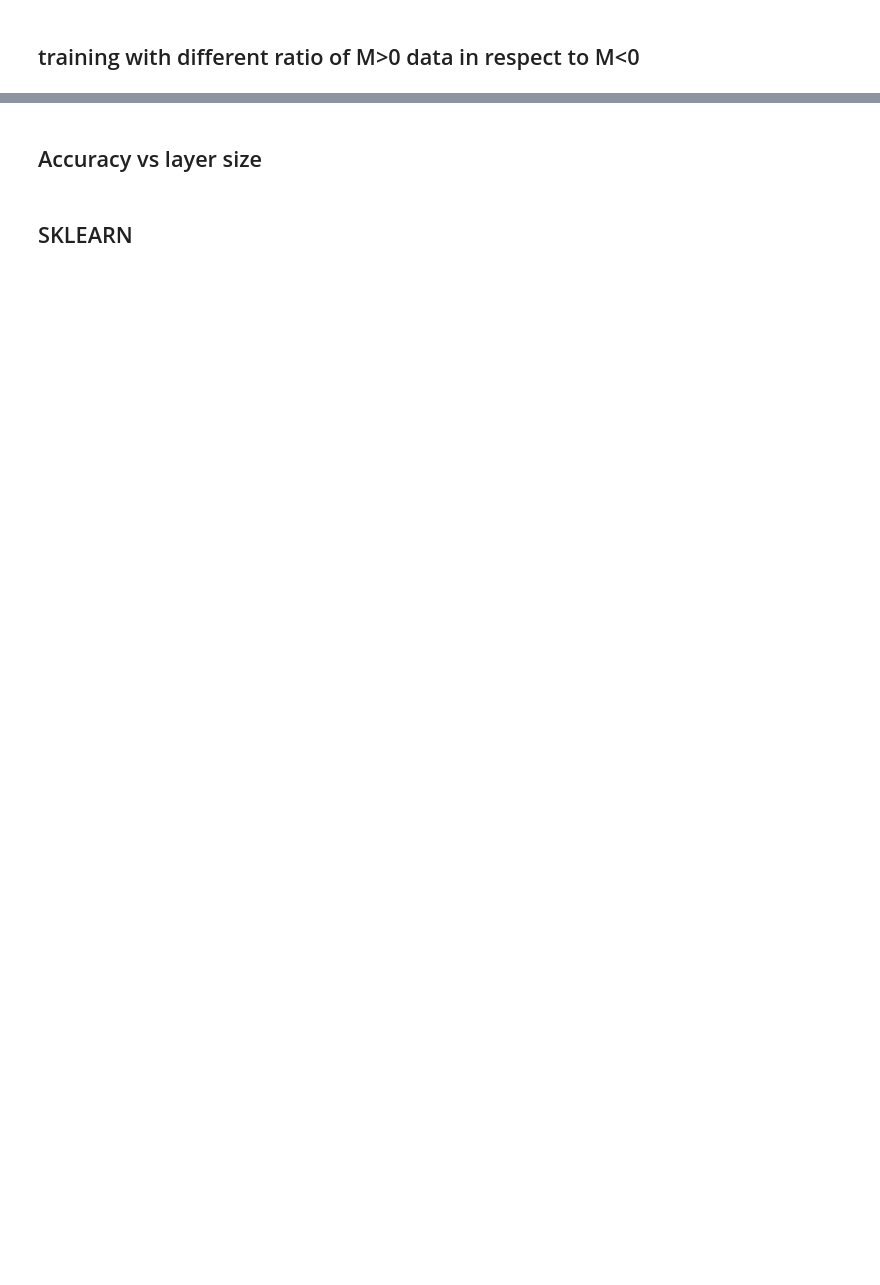
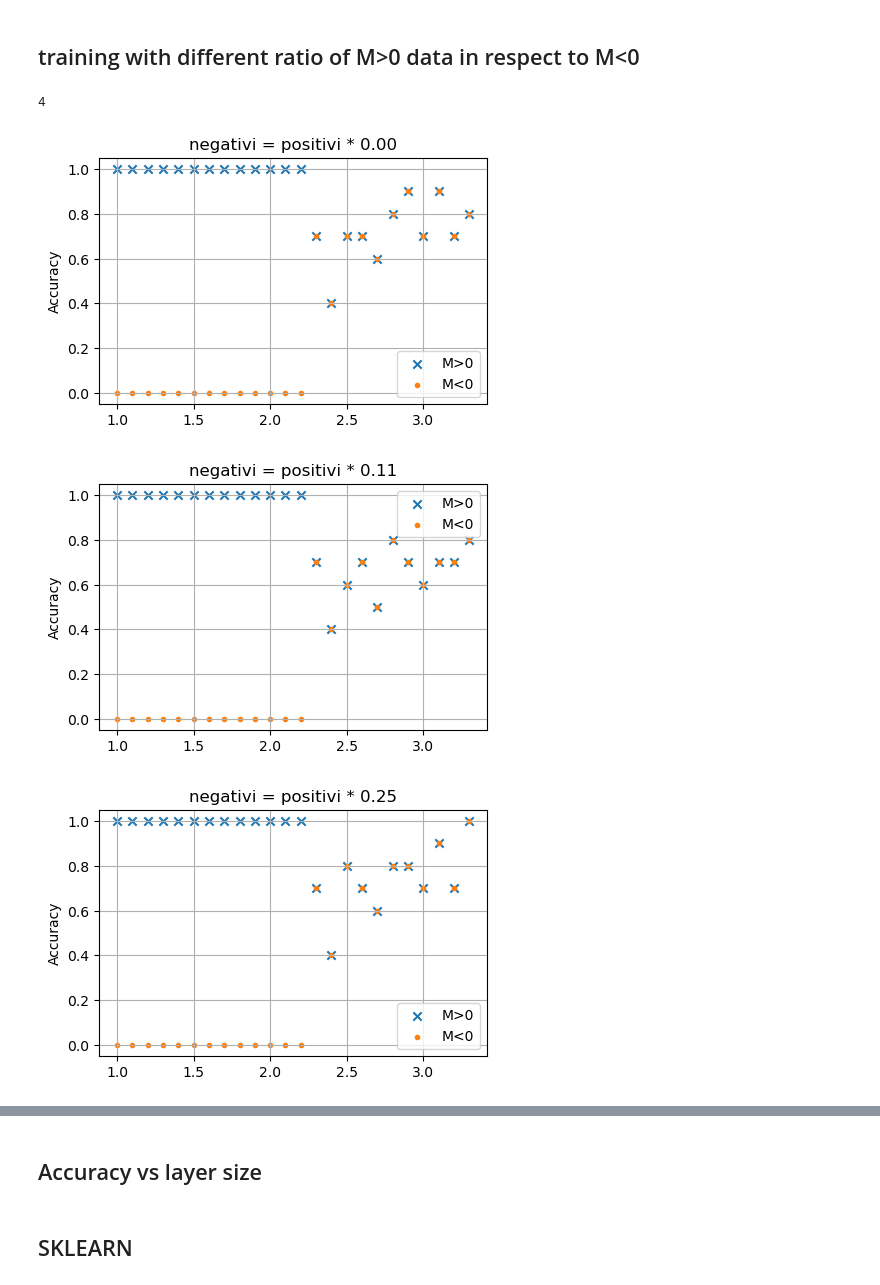
Before and after one commit to feanor3/tesi, a Jupyter notebook: analysis.ipynb, the cells around one changed output, grey strips where cells are left out. Saved outputs shown, nothing was run; the diff lists cells and outputs as text; code cells hidden in the pictures; blank space fills up the shorter version.

```diff
--- a/analysis.ipynb
+++ b/analysis.ipynb
@@ -121,3 +138,37 @@ mask = (np.sum(data_bassi, axis=2) < 0)
 data_test_M_neg = [data_bassi[i][mask[i]] for i in range(data_bassi.shape[0])]
 temp_test_M_neg = temp_test[:13,0]
 t_test_M_neg = np.zeros(13)
+# %%
+len(np.zeros(4))
+# %% [output]
+4
+# %%
+A = 2770
+for x in [0, 0.1, 0.2, 0.3, 0.5]:
+    f = x / (1-x)
+    a, b, c = 0, int(f*A), int((1+f)*A)
+    z = np.concatenate((data_M_pos, data_M_neg[:b], data_M_null[:c]))
+    zz = np.concatenate((t_M_pos, t_M_neg[:b], t_M_null[:c]))
+    data_val = data_M_neg
+    t_val = t_M_neg
+
+    data_train, t_train, _, _ = utils.get_training_data(z, zz, 0)
+
+    clf = MLPBinary(dim_hidden=100, tolerance=1e-4, activation='relu', lr=0.01, batch_size=200, momentum=0.9, solver='sgd', alpha=0.2, power_t=0.4, n_epochs_no_update=10)
+    clf.fit(data_train, t_train, X_val=data_val, t_val=t_val)
+
+    acc_pos = [clf.score(data_test_M_pos[i], t_test_M_pos[i]) for i in range(13)]
+    acc_neg = [clf.score(data_test_M_neg[i], t_test_M_neg[i]) for i in range(13)]
+    acc_null = [clf.score(data_test_M_null[i, :,:], t_test_M_null[i]) for i in range(11)]
+    temps = np.arange(1, 3.4, 0.1)
+    plt.figure(figsize=(5,3.2))
+    plt.scatter(temps, acc_pos + acc_null, marker='x')
+    plt.scatter(temps, acc_neg + acc_null, marker='.')
+    plt.ylabel('Accuracy')
+    plt.legend(['M>0', 'M<0'])
+    plt.title(f'negativi = positivi * {f:.2f}')
+    plt.grid(True)
+# %% [output]
+[figure, added]
+[figure, added]
+[figure, added]
```
Also changed, not shown: parts of 5 cells of this notebook.
